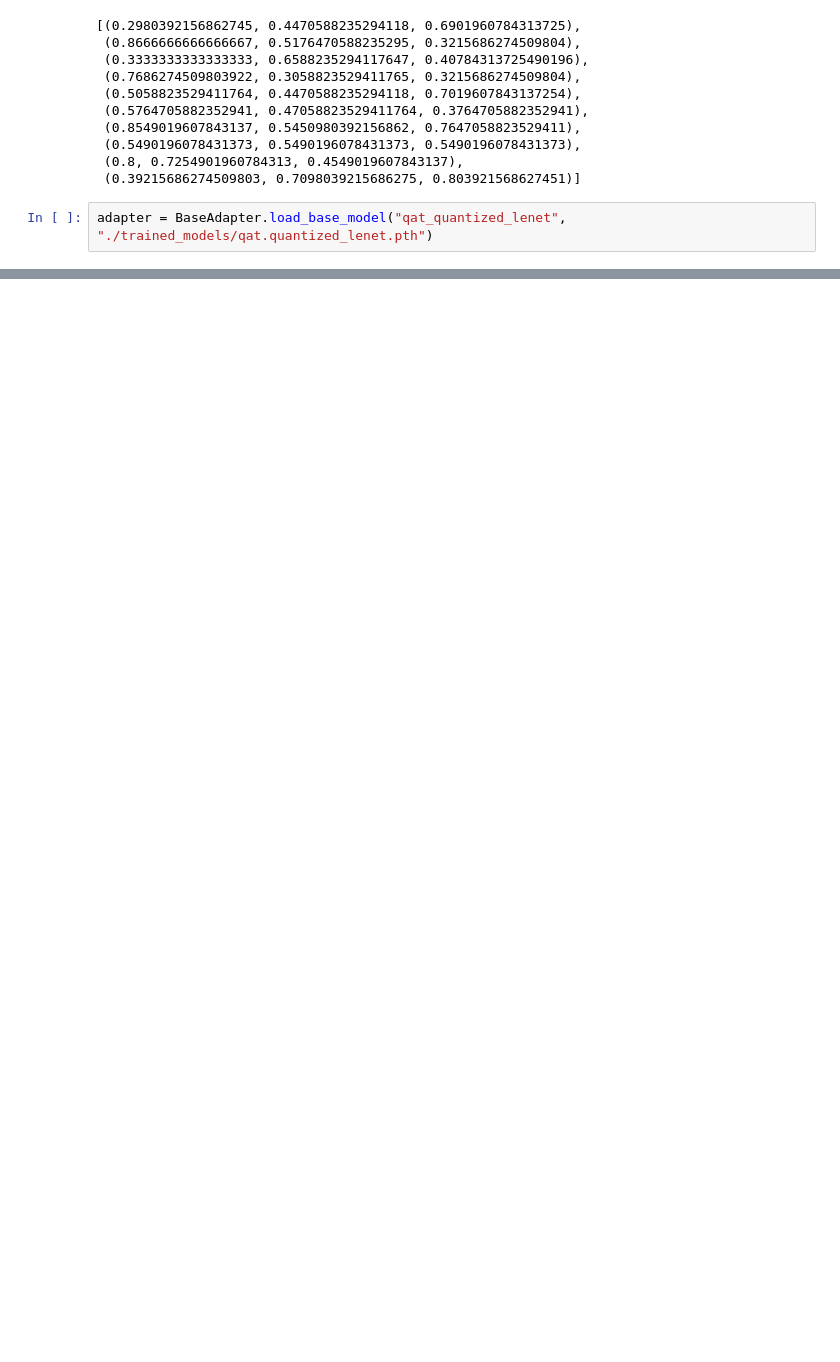
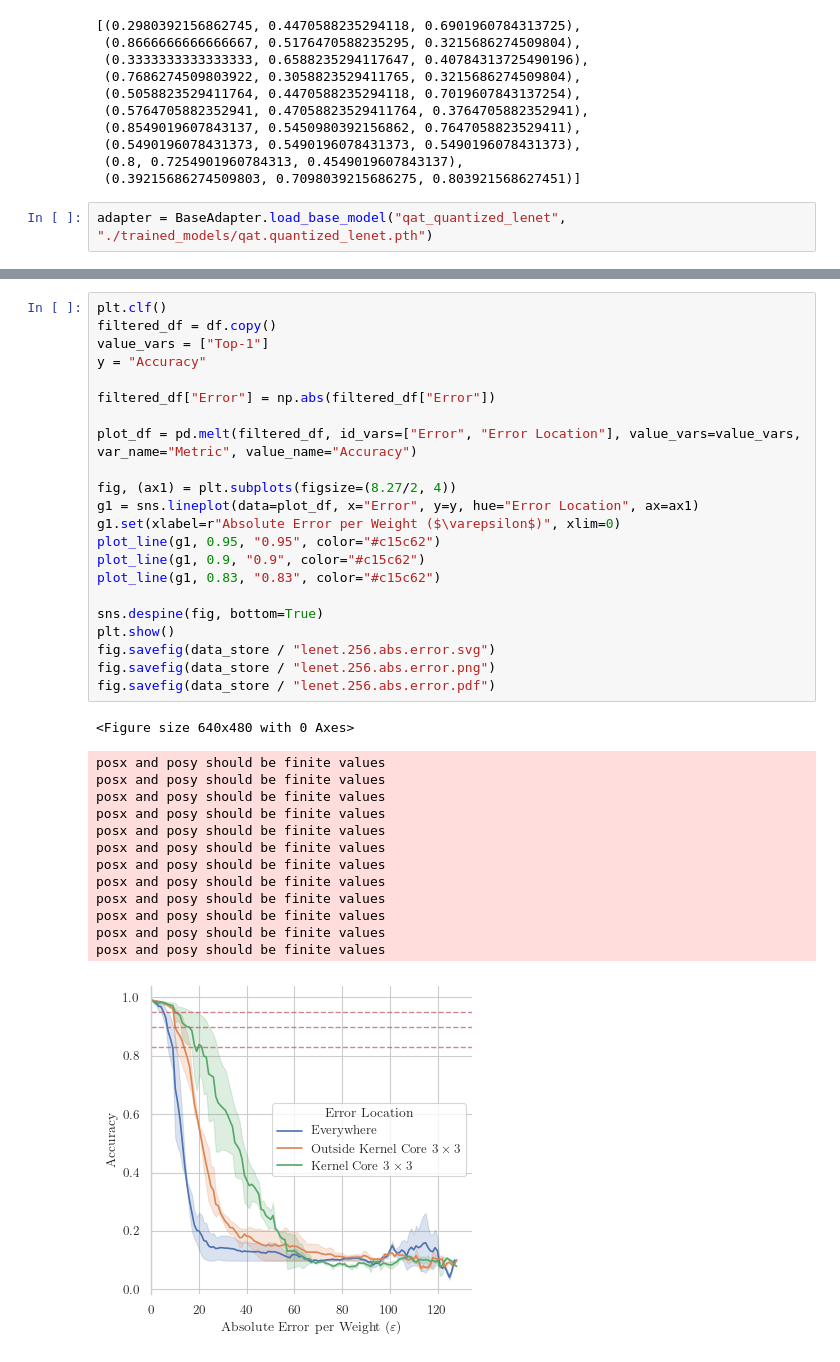
Before and after one commit to mlorinc/cnn-cgp-compressor, a Jupyter notebook: cmd/compress/lenet.ipynb, the cells around one changed output, grey strips where cells are left out. Saved outputs shown, nothing was run; the diff lists cells and outputs as text; blank space fills up the shorter version.

```diff
--- a/cmd/compress/lenet.ipynb
+++ b/cmd/compress/lenet.ipynb
@@ -156,0 +191,37 @@ posx and posy should be finite values
+# %%
+plt.clf()
+filtered_df = df.copy()
+value_vars = ["Top-1"]
+y = "Accuracy"
+
+filtered_df["Error"] = np.abs(filtered_df["Error"])
+
+plot_df = pd.melt(filtered_df, id_vars=["Error", "Error Location"], value_vars=value_vars, var_name="Metric", value_name="Accuracy")
+
+fig, (ax1) = plt.subplots(figsize=(8.27/2, 4))
+g1 = sns.lineplot(data=plot_df, x="Error", y=y, hue="Error Location", ax=ax1)
+g1.set(xlabel=r"Absolute Error per Weight ($\varepsilon$)", xlim=0)
+plot_line(g1, 0.95, "0.95", color="#c15c62")
+plot_line(g1, 0.9, "0.9", color="#c15c62")
+plot_line(g1, 0.83, "0.83", color="#c15c62")
+
+sns.despine(fig, bottom=True)
+plt.show()
+fig.savefig(data_store / "lenet.256.abs.error.svg")
+fig.savefig(data_store / "lenet.256.abs.error.png")
+fig.savefig(data_store / "lenet.256.abs.error.pdf")
+# %% [output]
+<Figure size 640x480 with 0 Axes>
+posx and posy should be finite values
+posx and posy should be finite values
+posx and posy should be finite values
+posx and posy should be finite values
+posx and posy should be finite values
+posx and posy should be finite values
+posx and posy should be finite values
+posx and posy should be finite values
+posx and posy should be finite values
+posx and posy should be finite values
+posx and posy should be finite values
+posx and posy should be finite values
+[figure, added]
```
Also changed, not shown: parts of 7 cells of this notebook, 1 other file.
